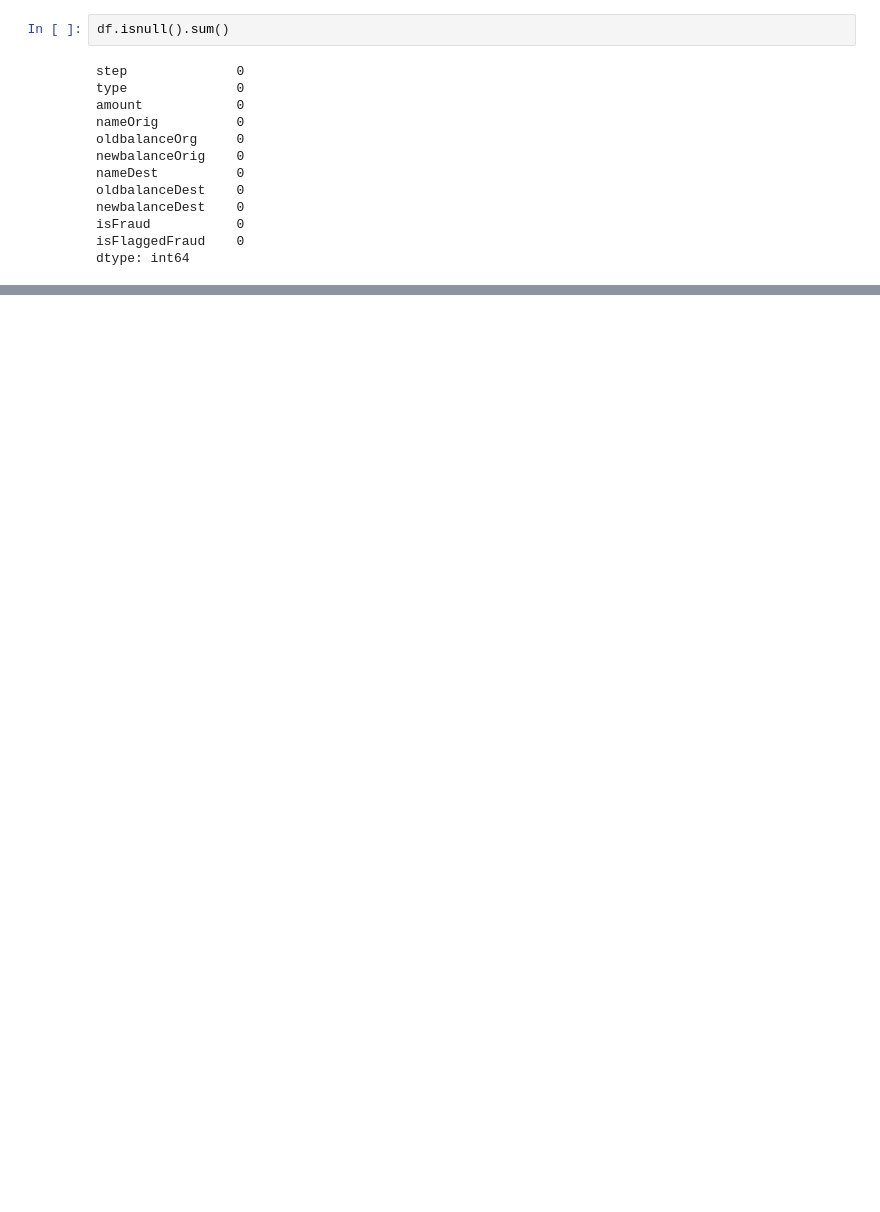
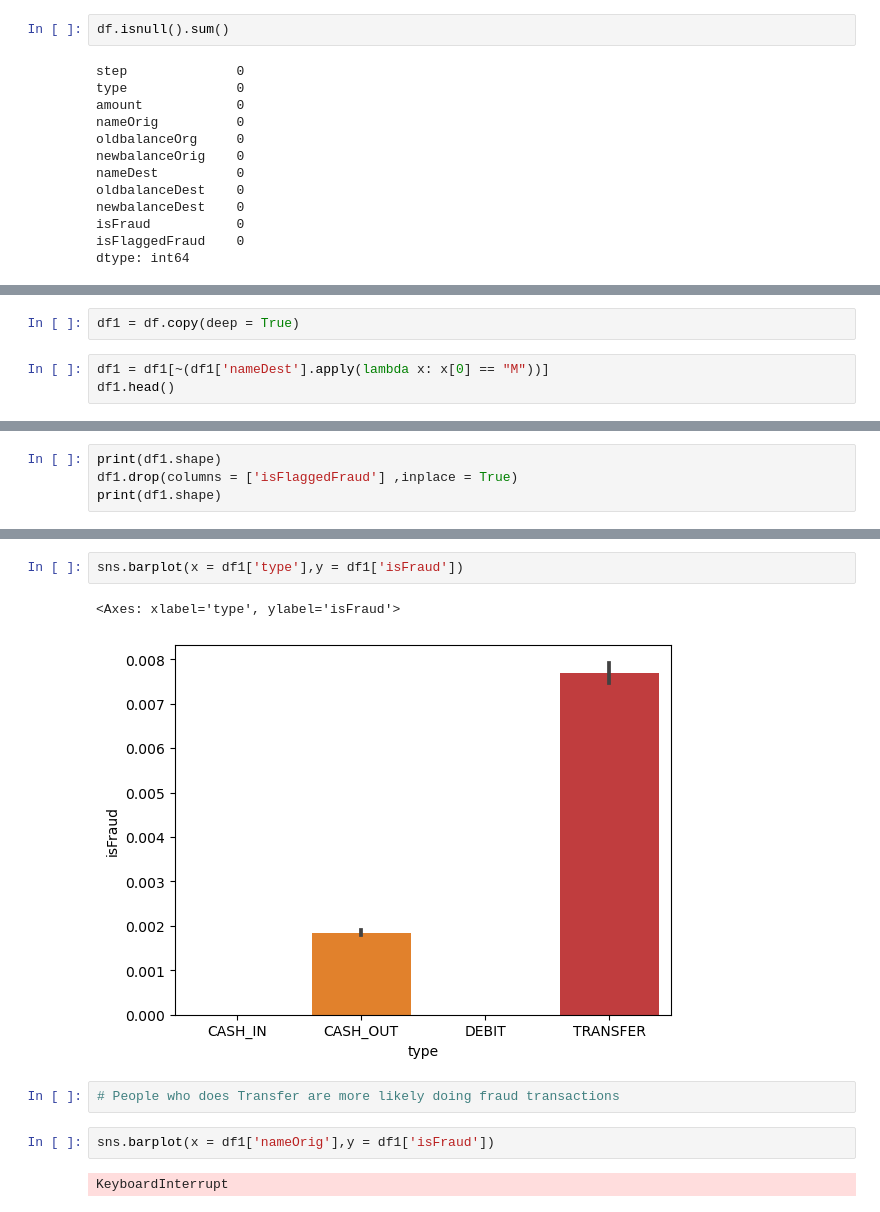
Before and after one commit to Khushalgogia/Fraud_Transaction_Predictor, a Jupyter notebook: Fraud.ipynb, the cells around one changed output, grey strips where cells are left out. Saved outputs shown, nothing was run; the diff lists cells and outputs as text; blank space fills up the shorter version.

```diff
--- a/Fraud.ipynb
+++ b/Fraud.ipynb
@@ -35,0 +99,5 @@ dtype: int64
+# %%
+df1 = df.copy(deep = True)
+# %%
+df1 = df1[~(df1['nameDest'].apply(lambda x: x[0] == "M"))]
+df1.head()
@@ -35,0 +142,4 @@ dtype: int64
+# %%
+print(df1.shape)
+df1.drop(columns = ['isFlaggedFraud'] ,inplace = True)
+print(df1.shape)
@@ -35,0 +198,11 @@ dtype: int64
+# %%
+sns.barplot(x = df1['type'],y = df1['isFraud'])
+# %% [output]
+<Axes: xlabel='type', ylabel='isFraud'>
+[figure, added]
+# %%
+# People who does Transfer are more likely doing fraud transactions
+# %%
+sns.barplot(x = df1['nameOrig'],y = df1['isFraud'])
+# %% [output]
+KeyboardInterrupt
```
Also changed, not shown: parts of 60 cells of this notebook, 1 other file.
